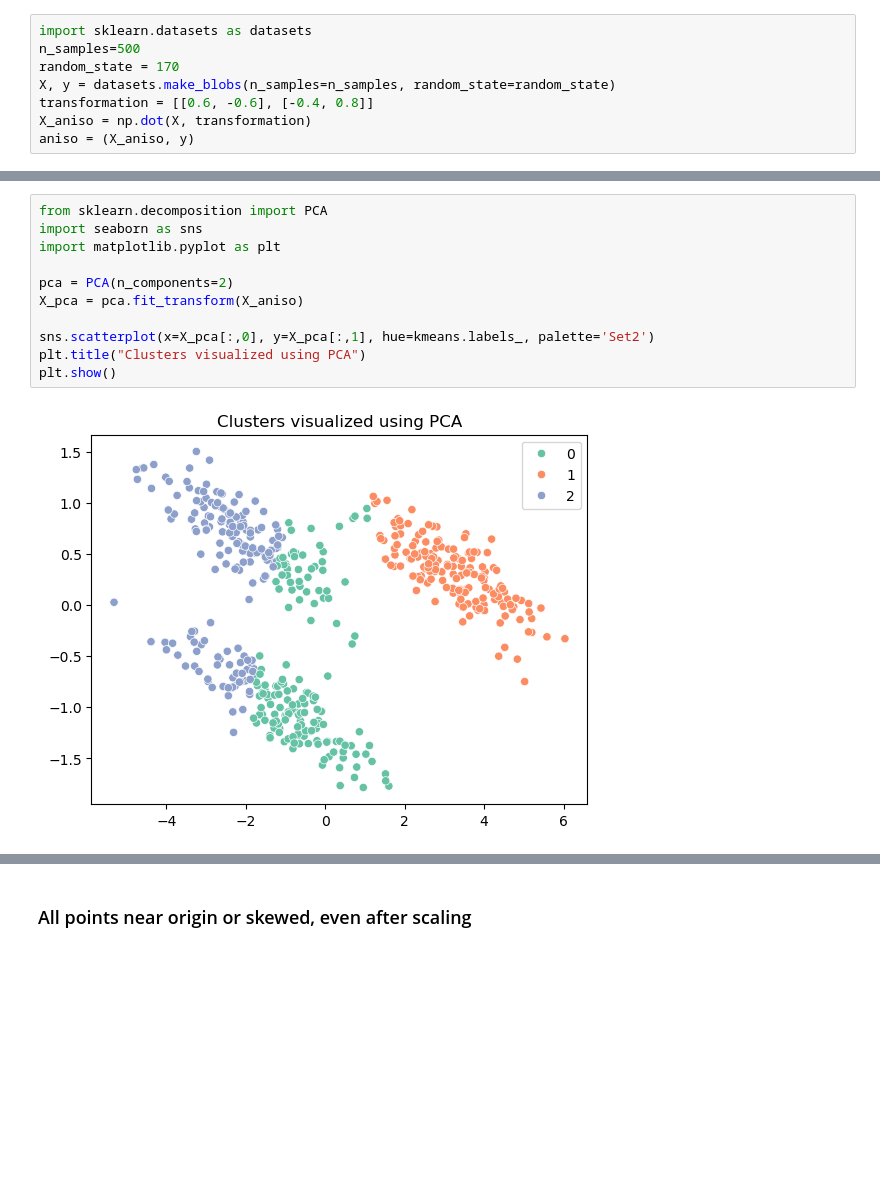
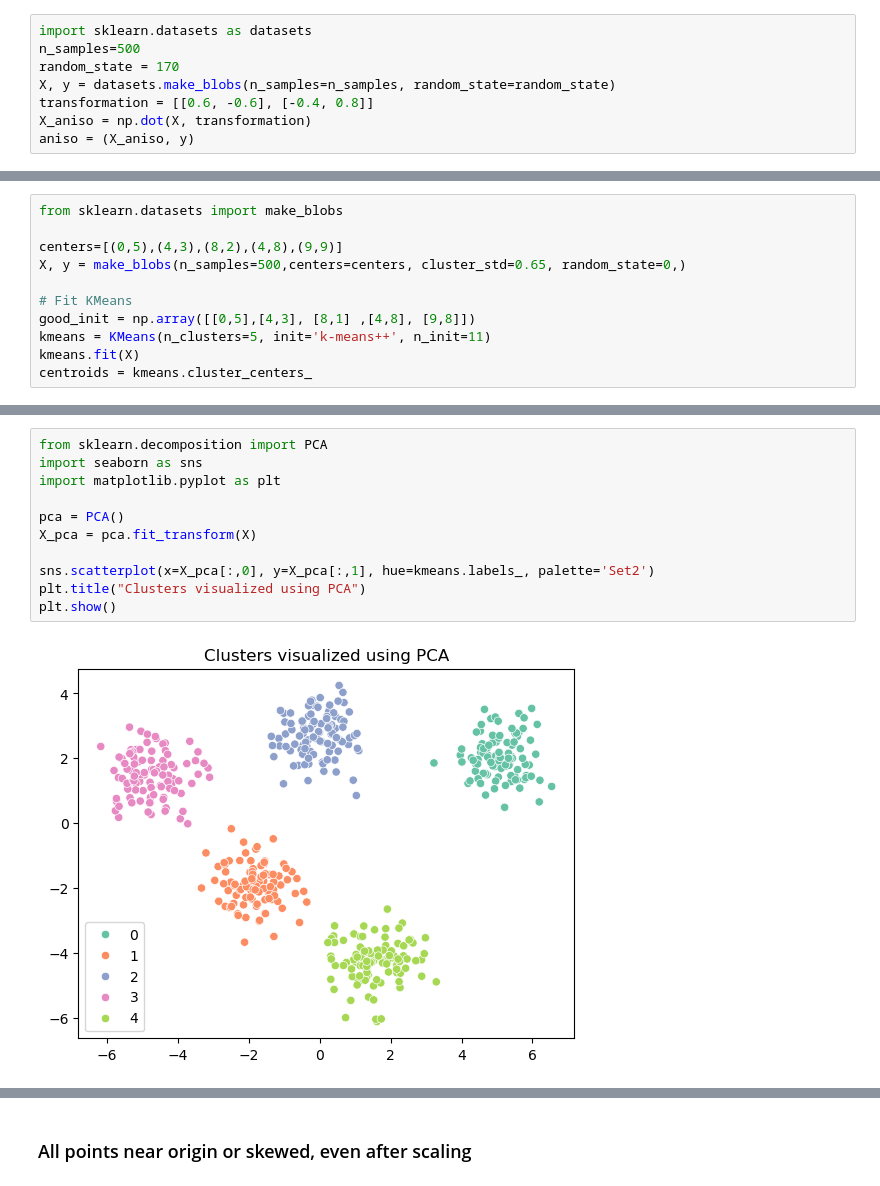
Before and after one commit to krrishmahar/jp-notebook, a Jupyter notebook: ml-books/proj4/unsupervised_learning.ipynb, the cells around one changed output, grey strips where cells are left out. Cells and saved outputs as stored; diff of their text form; blank space fills up the shorter version.

Commit message:
some shit clustering done

```diff
--- a/ml-books/proj4/unsupervised_learning.ipynb
+++ b/ml-books/proj4/unsupervised_learning.ipynb
@@ -251,0 +337,11 @@ array([[-3.34257355,  2.90967032],
+# %%
+from sklearn.datasets import make_blobs
+
+centers=[(0,5),(4,3),(8,2),(4,8),(9,9)]
+X, y = make_blobs(n_samples=500,centers=centers, cluster_std=0.65, random_state=0,)
+
+# Fit KMeans
+good_init = np.array([[0,5],[4,3], [8,1] ,[4,8], [9,8]])
+kmeans = KMeans(n_clusters=5, init='k-means++', n_init=11)
+kmeans.fit(X)
+centroids = kmeans.cluster_centers_
@@ -252,13 +398,13 @@ array([[-3.34257355,  2.90967032],
 # %%
 from sklearn.decomposition import PCA
 import seaborn as sns
 import matplotlib.pyplot as plt
 
-pca = PCA(n_components=2)
-X_pca = pca.fit_transform(X_aniso)
+pca = PCA()
+X_pca = pca.fit_transform(X)
 
 sns.scatterplot(x=X_pca[:,0], y=X_pca[:,1], hue=kmeans.labels_, palette='Set2')
 plt.title("Clusters visualized using PCA")
 plt.show()
 # %% [output]
-[figure, old version]
+[figure, new version]
```
Also changed, not shown: parts of 30 cells of this notebook, 3 other files.
